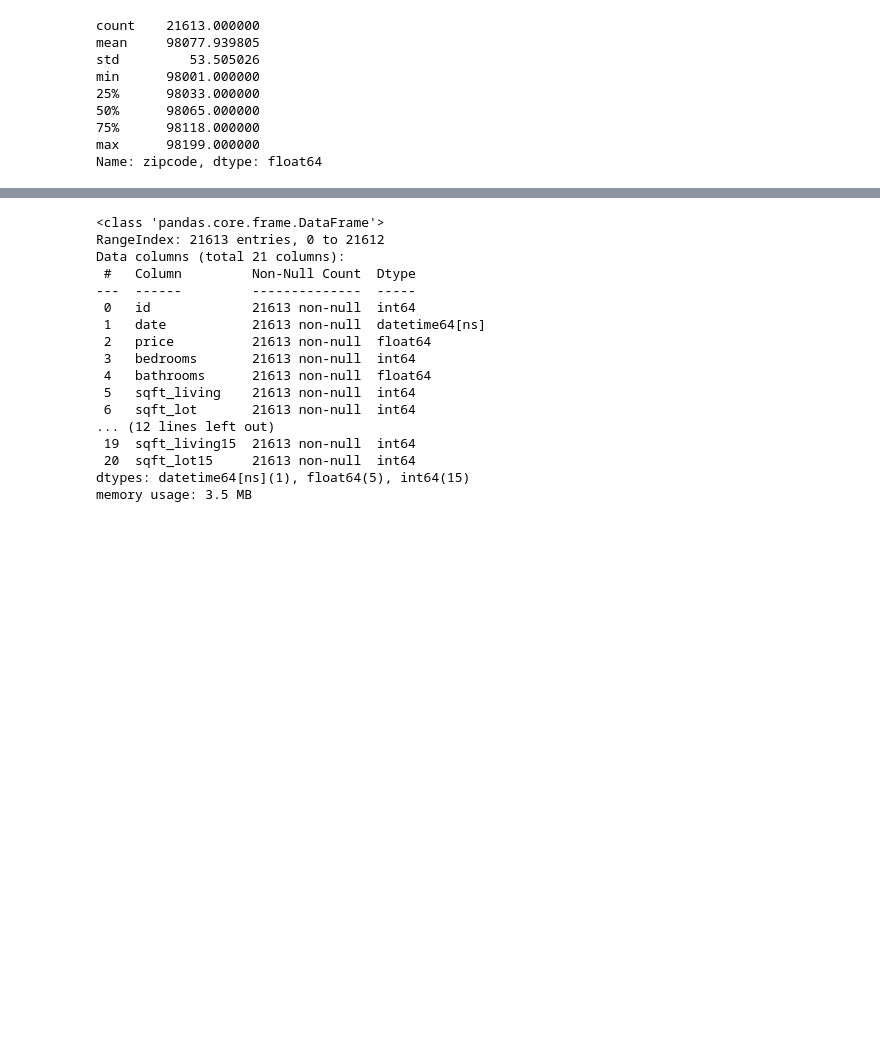
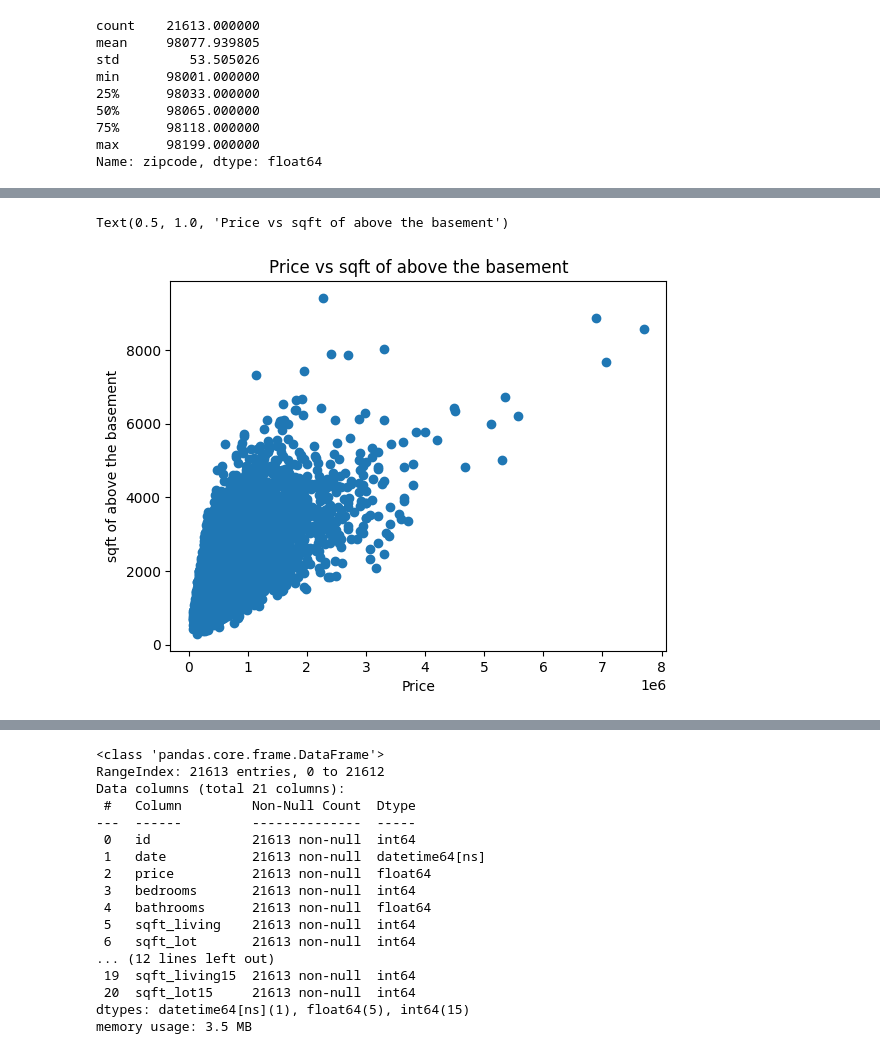
Before and after one commit to Pelumioluwa/Data-Science-Projects, a Jupyter notebook: Code /Price_Predictor.ipynb, the cells around one changed output, grey strips where cells are left out. Cells and saved outputs as stored; diff of their text form; code cells hidden in the pictures; blank space fills up the shorter version.

```diff
--- a/Code /Price_Predictor.ipynb
+++ b/Code /Price_Predictor.ipynb
@@ -84,0 +174,12 @@ Name: zipcode, dtype: float64
+# %%
+#price against square foot of above the basement
+plt.scatter(house_data.price,house_data.sqft_above)
+plt.xlabel('Price')
+plt.ylabel('sqft of above the basement')
+plt.title("Price vs sqft of above the basement")
+# We can see that as the size of area above the basement increases, price increase.
+# Therefore the size of area above the basement positively affects the price of a house.
+# There are some outliers in the data, but we would keep them in as they are not outliers in the other data column
+# %% [output]
+Text(0.5, 1.0, 'Price vs sqft of above the basement')
+[figure, added]
```
Also changed, not shown: parts of 25 cells of this notebook.
